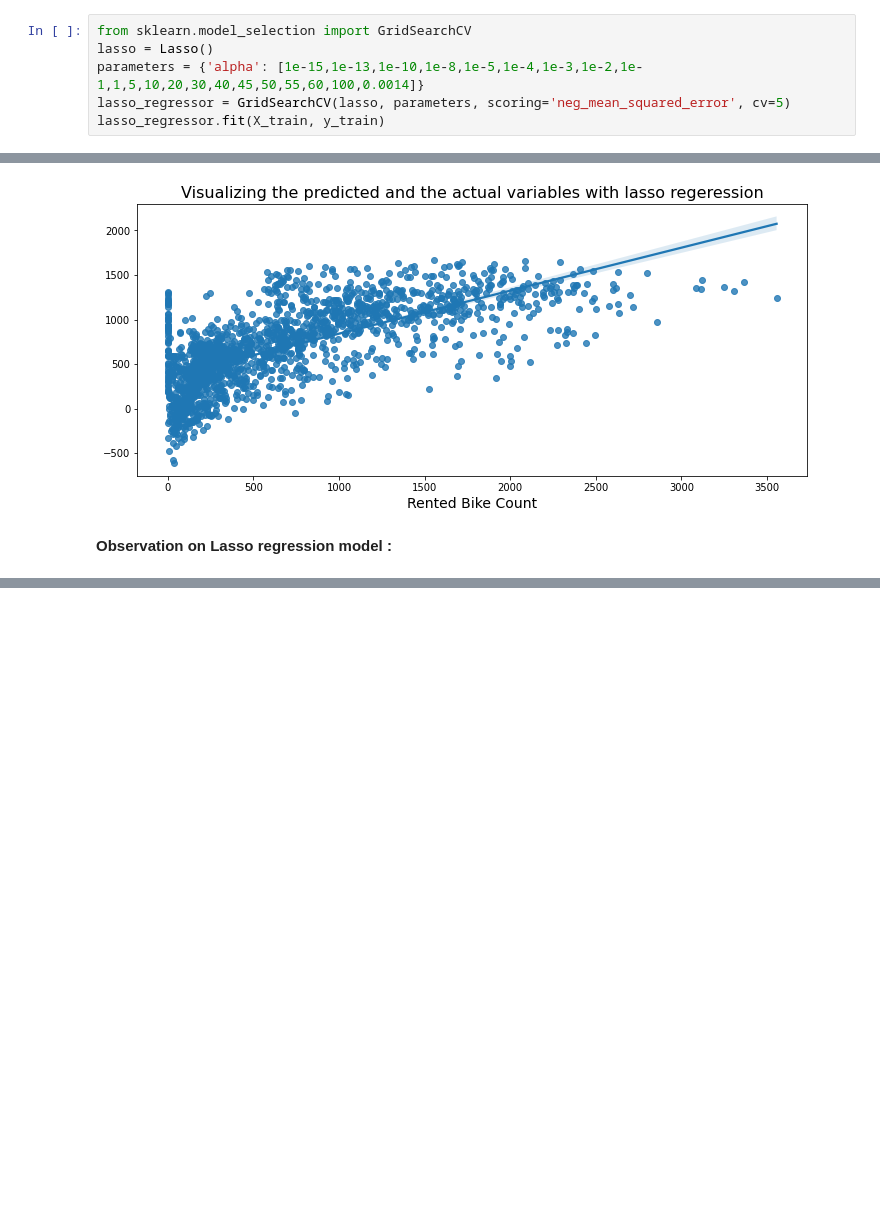
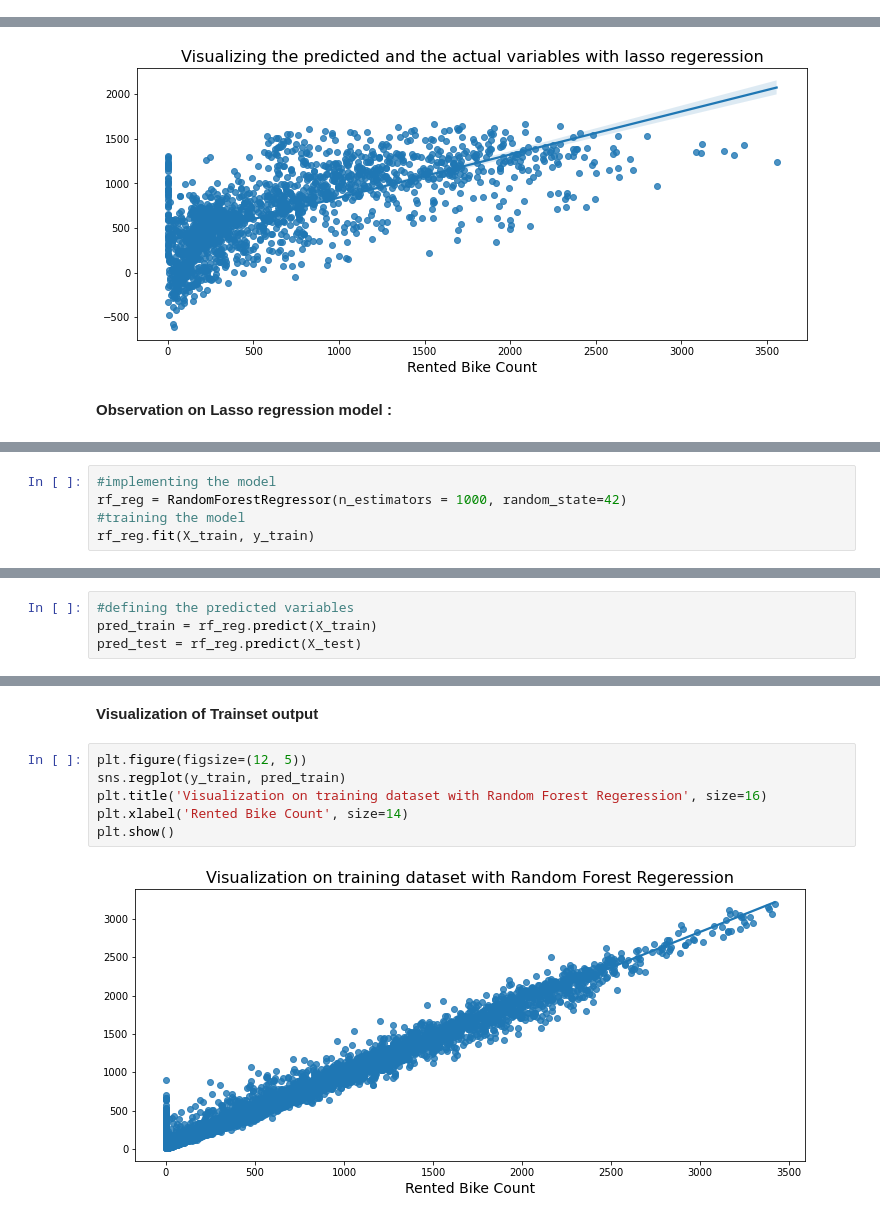
Before and after one commit to Rohan20202/Bike-Sharing-Demand-Prediction, a Jupyter notebook: Bike_Sharing_Demand_Prediction_Capstone_Project.ipynb, the cells around one changed output, grey strips where cells are left out. Drawn from its saved outputs; the diff is of its cells as text; blank space fills up the shorter version.

```diff
--- a/Bike_Sharing_Demand_Prediction_Capstone_Project.ipynb
+++ b/Bike_Sharing_Demand_Prediction_Capstone_Project.ipynb
@@ -726,6 +717,0 @@ Cross validation
-# %%
-from sklearn.model_selection import GridSearchCV
-lasso = Lasso()
-parameters = {'alpha': [1e-15,1e-13,1e-10,1e-8,1e-5,1e-4,1e-3,1e-2,1e-1,1,5,10,20,30,40,45,50,55,60,100,0.0014]}
-lasso_regressor = GridSearchCV(lasso, parameters, scoring='neg_mean_squared_error', cv=5)
-lasso_regressor.fit(X_train, y_train)
@@ -814,0 +786,5 @@ Let's try Random Forest Regressor.
+# %%
+#implementing the model
+rf_reg = RandomForestRegressor(n_estimators = 1000, random_state=42)
+#training the model
+rf_reg.fit(X_train, y_train)
@@ -814,0 +793,4 @@ Let's try Random Forest Regressor.
+# %%
+#defining the predicted variables
+pred_train = rf_reg.predict(X_train)
+pred_test = rf_reg.predict(X_test)
@@ -814,0 +825,10 @@ Let's try Random Forest Regressor.
+# %% [markdown]
+**Visualization of Trainset output**
+# %%
+plt.figure(figsize=(12, 5))
+sns.regplot(y_train, pred_train)
+plt.title('Visualization on training dataset with Random Forest Regeression', size=16)
+plt.xlabel('Rented Bike Count', size=14)
+plt.show()
+# %% [output]
+[figure, added]
```
Also changed, not shown: parts of 26 cells of this notebook.
